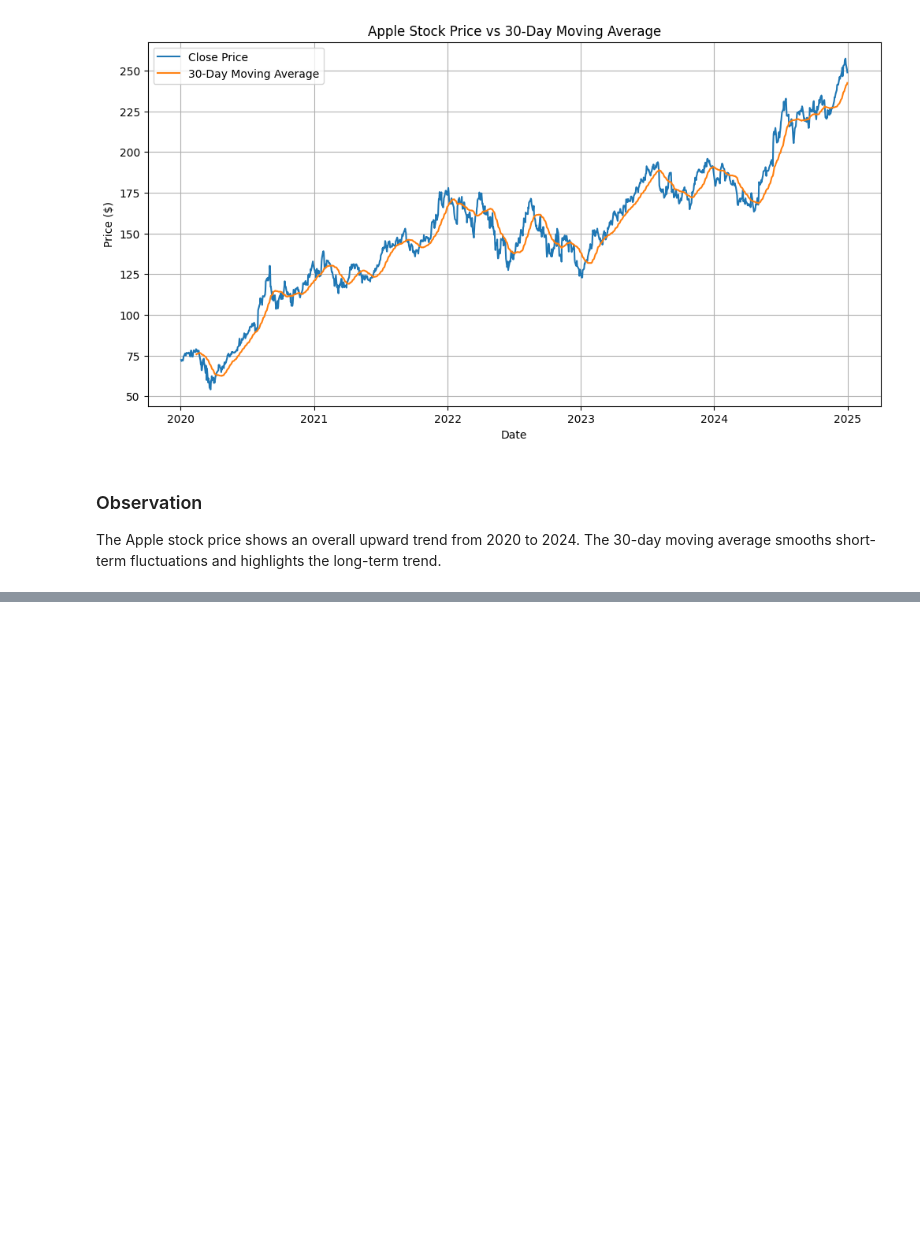
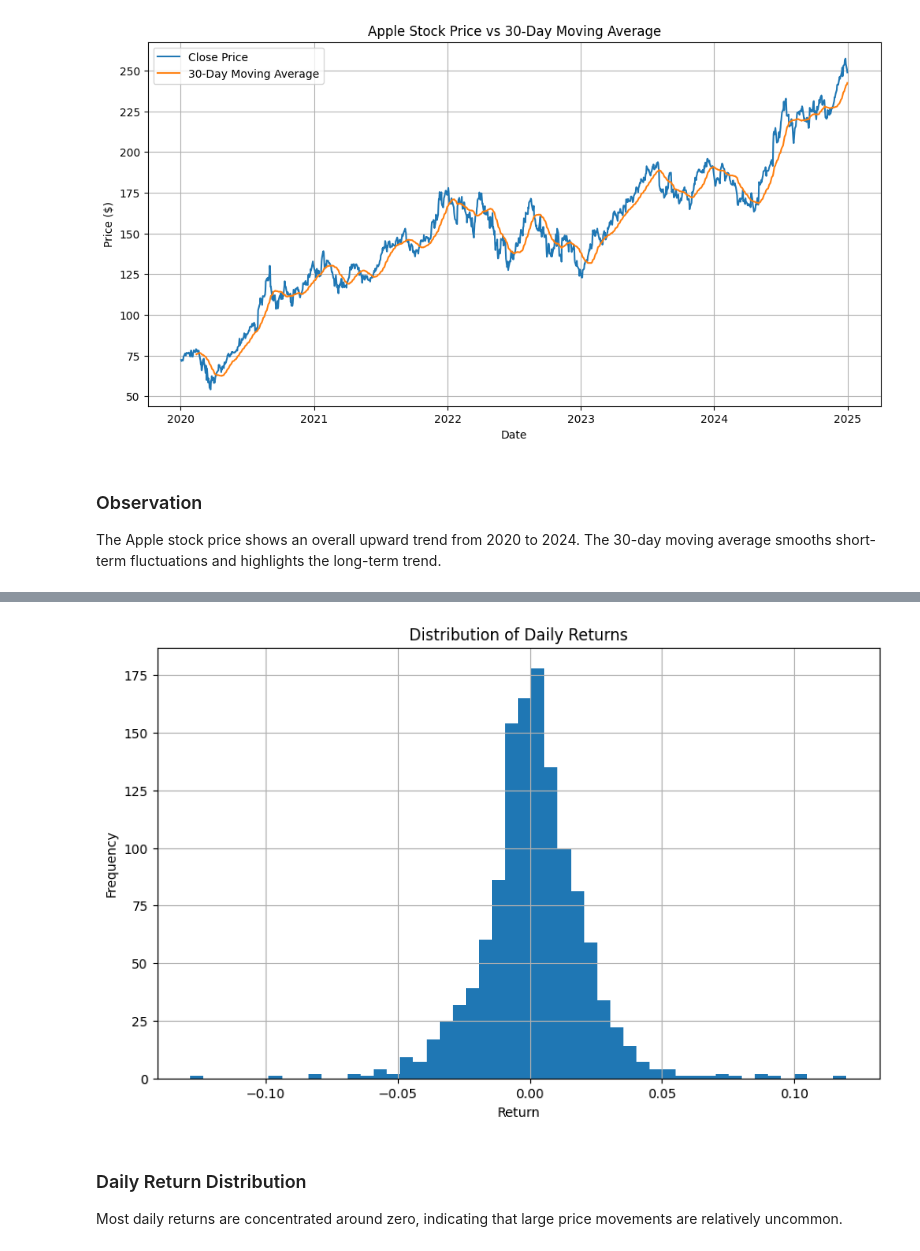
Before and after one commit to omarehabmo/ML-Stock-Price-Prediction, a Jupyter notebook: stock-price-prediction/notebooks/01_data_collection.ipynb, the cells around one changed output, grey strips where cells are left out. Saved outputs shown, nothing was run; the diff lists cells and outputs as text; code cells hidden in the pictures; blank space fills up the shorter version.

```diff
--- a/stock-price-prediction/notebooks/01_data_collection.ipynb
+++ b/stock-price-prediction/notebooks/01_data_collection.ipynb
@@ -217,0 +261,16 @@ The Apple stock price shows an overall upward trend from 2020 to 2024. The 30-da
+# %%
+plt.figure(figsize=(10,6))
+
+df['Daily_Return'].hist(bins=50)
+
+plt.title('Distribution of Daily Returns')
+plt.xlabel('Return')
+plt.ylabel('Frequency')
+
+plt.show()
+# %% [output]
+[figure, added]
+# %% [markdown]
+### Daily Return Distribution
+
+Most daily returns are concentrated around zero, indicating that large price movements are relatively uncommon.
```
Also changed, not shown: parts of 23 cells of this notebook, 3 other files.
